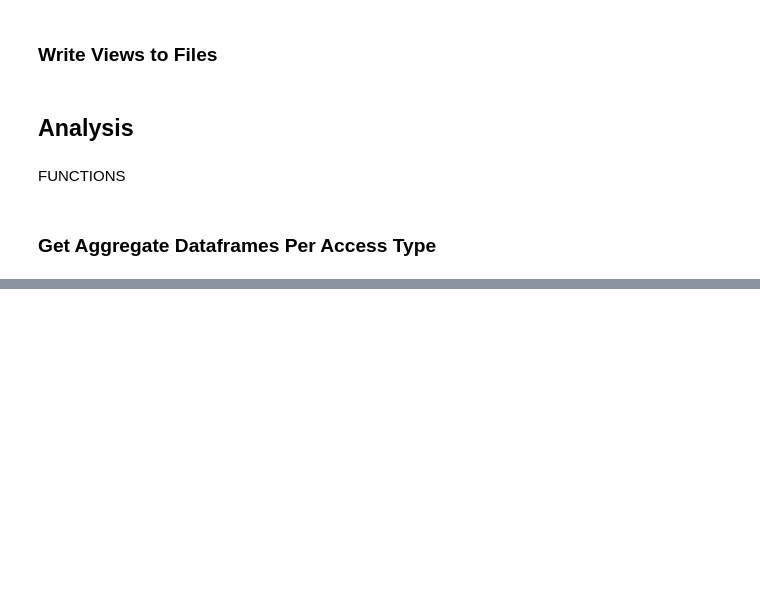
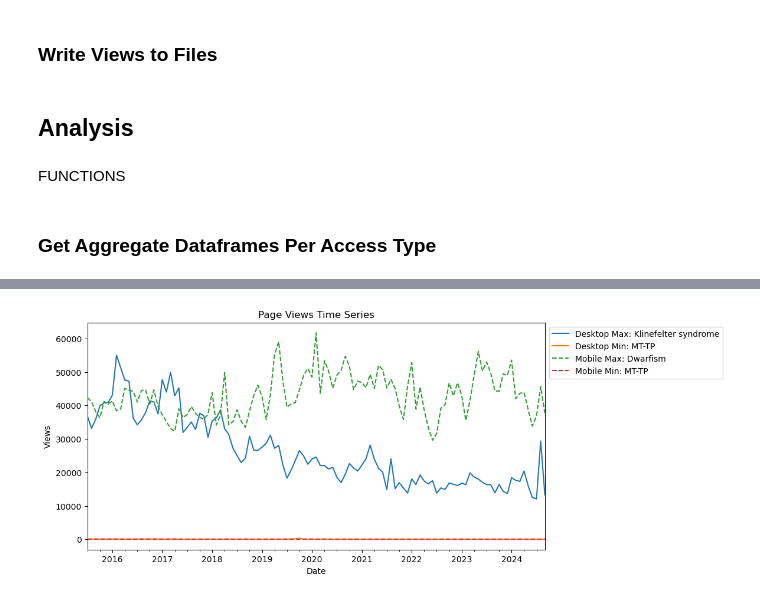
Before and after one commit to himanshunaidu/data512, a Jupyter notebook: week1/wp_rare_disease_article_views.ipynb, the cells around one changed output, grey strips where cells are left out. Cells and saved outputs as stored; diff of their text form; code cells hidden in the pictures; blank space fills up the shorter version.

```diff
--- a/week1/wp_rare_disease_article_views.ipynb
+++ b/week1/wp_rare_disease_article_views.ipynb
@@ -354,0 +387,22 @@ Klinefelter syndrome MT-TP
+# %%
+article_max_views_desktop_time_series = get_time_series_for_article_from_views(article_max_views_desktop, views_desktop)
+article_min_views_desktop_time_series = get_time_series_for_article_from_views(article_min_views_desktop, views_desktop)
+
+article_max_views_mobile_time_series = get_time_series_for_article_from_views(article_max_views_mobile, views_mobile)
+article_min_views_mobile_time_series = get_time_series_for_article_from_views(article_min_views_mobile, views_mobile)
+# %%
+plt.figure(figsize=(10, 5))
+ax = plt.gca()
+
+article_max_views_desktop_time_series.plot(x='date', y='views', label='Desktop Max: '+article_max_views_desktop, ax=ax)
+article_min_views_desktop_time_series.plot(x='date', y='views', label='Desktop Min: '+article_min_views_desktop, ax=ax)
+article_max_views_mobile_time_series.plot(x='date', y='views', label='Mobile Max: '+article_max_views_mobile, ax=ax, linestyle='dashed')
+article_min_views_mobile_time_series.plot(x='date', y='views', label='Mobile Min: '+article_min_views_mobile, ax=ax, linestyle='dashed')
+
+plt.xlabel("Date")
+plt.ylabel("Views")
+plt.title("Page Views Time Series")
+plt.legend(bbox_to_anchor=(1, 1))
+plt.show()
+# %% [output]
+[figure, added]
```
Also changed, not shown: parts of 10 cells of this notebook, 1 other file.
